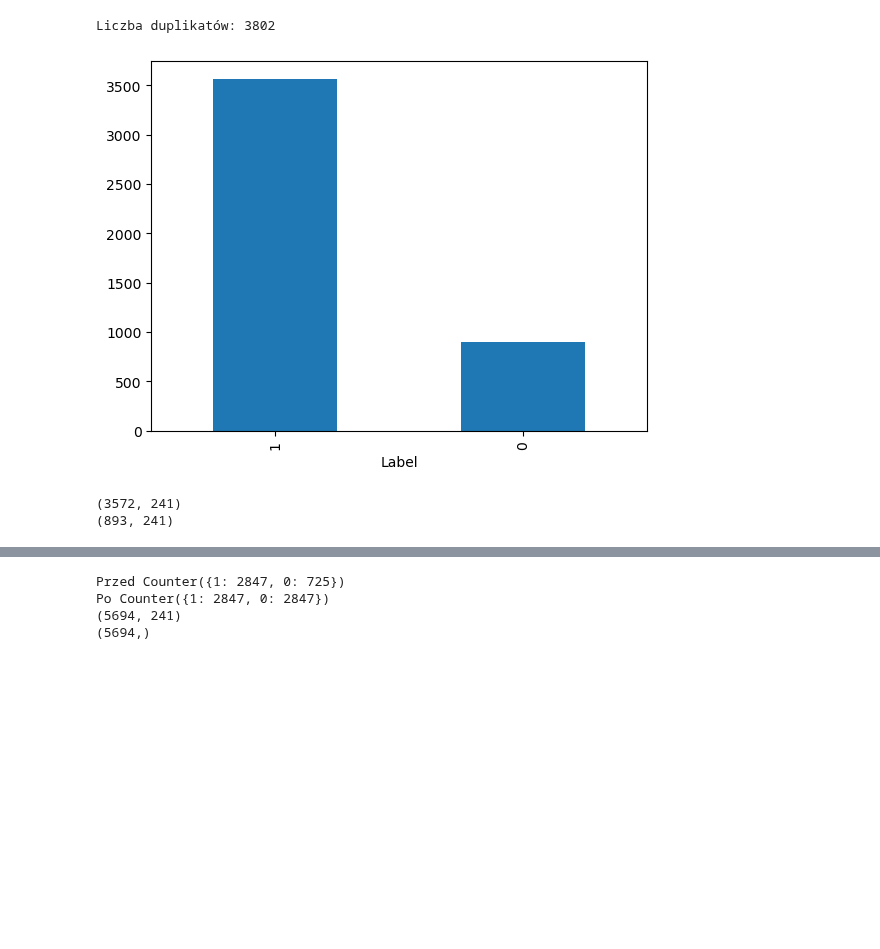
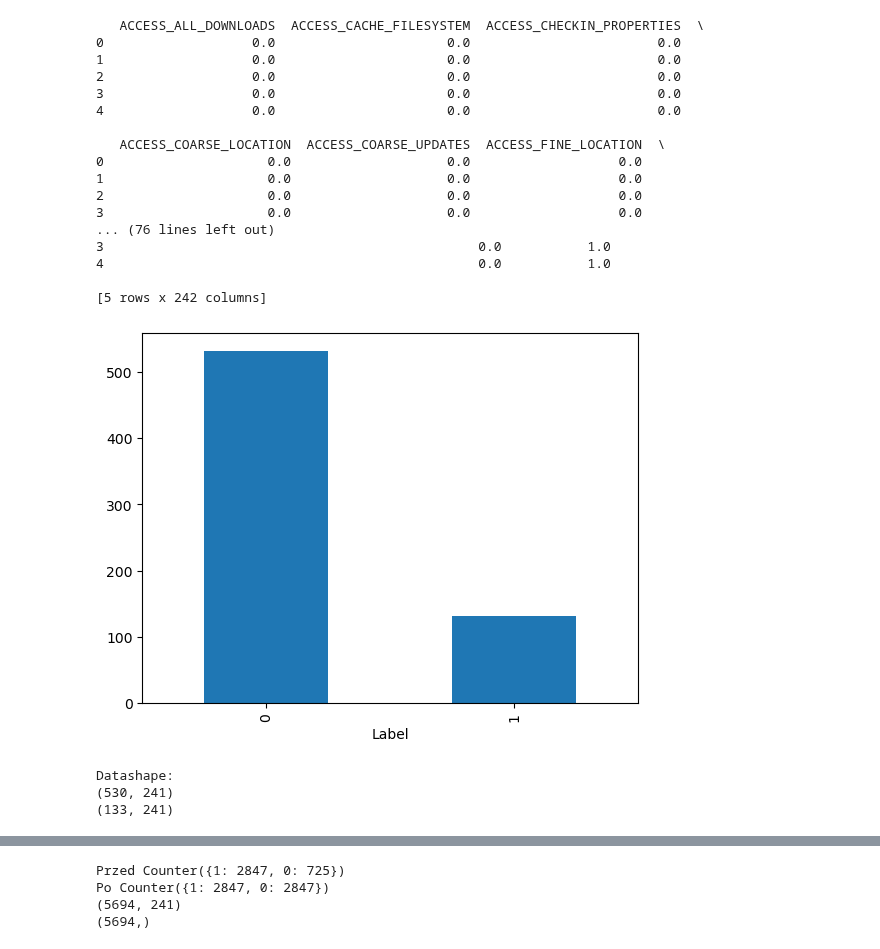
Before and after one commit to BeNNeTTcik/xgboost, a Jupyter notebook: notebooks/nb_android.ipynb, the cells around one changed output, grey strips where cells are left out. Cells and saved outputs as stored; diff of their text form; code cells hidden in the pictures; blank space fills up the shorter version.

```diff
--- a/notebooks/nb_android.ipynb
+++ b/notebooks/nb_android.ipynb
@@ -51,30 +45,63 @@ Liczba duplikatów: 3802
 # %%
-dtrain = df.fillna(0)
+#import dataset
+df = pd.read_csv("D:/ml/xgboost-main/data/android_malware/TUANDROMD.csv")
+print(df.head())
+
+df = df.drop_duplicates()
+
+df = df.fillna(0)
 label = {'malware':1,'goodware':0}      #zamina tekstu w excel na wartosci 0 i 1
-dtrain2 = dtrain.replace(label)
-dtrain2[dtrain2.select_dtypes(include=['float64']).columns] = dtrain2.select_dtypes(include=['float64']).astype('int64')
+df = df.replace(label)
+df[df.select_dtypes(include=['float64']).columns] = df.select_dtypes(include=['float64']).astype('int64')
+
 #stworzenie tabeli stanow oraz tabeli wyjsc
-y = dtrain2['Label']
-X = dtrain2.drop(columns=['Label'])
-#plt.plot(y)
+y = df['Label']
+X = df.drop(columns=['Label'])
+
 pd.Series(y).value_counts().plot.bar()     #ilosc 1 i 0 klasyfikujacych
 
-num_duplicates = df.duplicated().sum()
-
-print(f"Liczba duplikatów: {num_duplicates}")
+#add new column = "source" with value = "oryginal" and save
+path = "D:\\ml\\xgboost-main\\data\\android_malware\\oryginal_dataset.csv"
+df['source'] = 'original'
+df.to_csv(path)
 # %% [output]
-Liczba duplikatów: 3802
+   ACCESS_ALL_DOWNLOADS  ACCESS_CACHE_FILESYSTEM  ACCESS_CHECKIN_PROPERTIES  \
+0                   0.0                      0.0                        0.0
+1                   0.0                      0.0                        0.0
+2                   0.0                      0.0                        0.0
+3                   0.0                      0.0                        0.0
+4                   0.0                      0.0                        0.0
+
+   ACCESS_COARSE_LOCATION  ACCESS_COARSE_UPDATES  ACCESS_FINE_LOCATION  \
+0                     0.0                    0.0                   0.0
+1                     0.0                    0.0                   0.0
+2                     0.0                    0.0                   0.0
+3                     0.0                    0.0                   0.0
+... (76 lines left out)
+3                                                0.0           1.0
+4                                                0.0           1.0
+
+[5 rows x 242 columns]
-[figure, old version]
+[figure, new version]
-# %%
-#podział danych
-X_train, X_test, y_train, y_test = train_test_split(
-    X,
-    y,
-    test_size=0.2)
-
-print(X_train.shape)
-print(X_test.shape)
-# %% [output]
-(3572, 241)
-(893, 241)
+# %%
+#podział danych
+df2 = df.drop(columns="source")
+y = df2["Label"]
+X = df2.drop(columns=["Label"])
+X_train, X_test, y_train, y_test = train_test_split(X, y, test_size=0.2)
+print("Datashape:")
+print(X_train.shape)
+print(X_test.shape)
+
+#concat X_train & y_train -> used to save files
+df_original = pd.concat([X_train, y_train], axis=1)
+df_original['source'] = 'oryginal'
+
+#save test samples
+y_test.to_csv("D:\\ml\\xgboost-main\\data\\testframe\\iot\\y_test.csv")
+X_test.to_csv("D:\\ml\\xgboost-main\\data\\testframe\\iot\\X_test.csv")
+# %% [output]
+Datashape:
+(530, 241)
+(133, 241)
 # %% [markdown]
```
Also changed, not shown: parts of 4 cells of this notebook, 11 other files.
